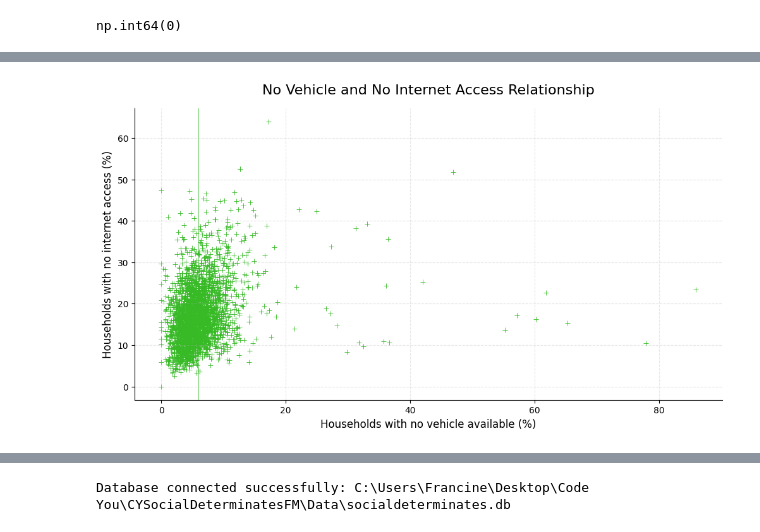
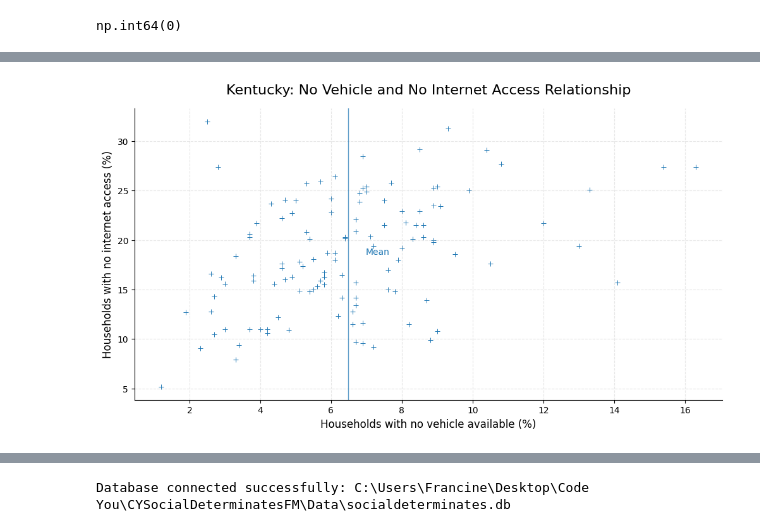
Before and after one commit to fmassaro1966/CYSocialDeterminatesFM, a Jupyter notebook: Notebook/Socialdeterminants2.ipynb, the cells around one changed output, grey strips where cells are left out. Cells and saved outputs as stored; diff of their text form; code cells hidden in the pictures.

```diff
--- a/Notebook/Socialdeterminants2.ipynb
+++ b/Notebook/Socialdeterminants2.ipynb
@@ -295,4 +249,10 @@ This companion plot repeats the same relationship with a mean reference line to
 # %%
+# Make this cell runnable even if earlier cells were not executed.
+if 'df' not in globals():
+    df = pd.read_csv('../Data/FMsocial-deter.csv')
+    if 'rename_map' in globals():
+        df = df.rename(columns=rename_map)
+
 df = df.copy()
 
 internet_col_candidates = [
@@ -311,64 +271,72 @@ vehicle_col_candidates = [
     "pct_households_no_vehicle",
     "EP_NOVEH",
     "households_no_vehicle",
     "E_NOVEH",
 ]
 vehicle_col = next((col for col in vehicle_col_candidates if col in df.columns), None)
 
+state_col_candidates = ["state_name", "STATE", "State", "state", "ST_ABBR", "st_abbr", "ST", "st"]
+state_col = next((col for col in state_col_candidates if col in df.columns), None)
+
 if internet_col is None:
     print("No internet-access column found. Available columns:")
     print(df.columns.tolist())
 elif vehicle_col is None:
     print("No no-vehicle column found. Available columns:")
     print(df.columns.tolist())
+elif state_col is None:
+    print("No state column found. Available columns:")
+    print(df.columns.tolist())
 else:
-    plot_df = df[[vehicle_col, internet_col]].copy()
+    plot_df = df[[state_col, vehicle_col, internet_col]].copy()
+    plot_df[state_col] = plot_df[state_col].astype(str).str.upper().str.strip()
+    plot_df[state_col] = plot_df[state_col].replace({"KY": "KENTUCKY", "IN": "INDIANA"})
+
     plot_df[vehicle_col] = pd.to_numeric(plot_df[vehicle_col], errors="coerce")
     plot_df[internet_col] = pd.to_numeric(plot_df[internet_col], errors="coerce")
     plot_df = plot_df.dropna()
     plot_df = plot_df[
         (plot_df[vehicle_col] >= 0) & (plot_df[vehicle_col] <= 100) &
         (plot_df[internet_col] >= 0) & (plot_df[internet_col] <= 100)
-]
+    ]
 
     if plot_df.empty:
         print("No valid percentage rows found for plotting.")
     else:
-        plt.figure(figsize=(12, 6))
-        plt.scatter(
-            plot_df[vehicle_col],
-            plot_df[internet_col],
-            marker='+',
-            color='#37BA26',
-            linewidth=0.6
-        )
+        state_configs = [
+            ("KENTUCKY", "#1F77B4"),  # blue
+            ("INDIANA", "#2CA02C"),   # green
+        ]
 
-        plt.xlabel("Households with no vehicle available (%)", fontsize=12)
-        plt.ylabel("Households with no internet access (%)", fontsize=12)
-        plt.title("No Vehicle and No Internet Access Relationship", fontsize=16, pad=16)
+        for state_name, color in state_configs:
+            state_df = plot_df[plot_df[state_col] == state_name]
+            if state_df.empty:
+                print(f"No rows found for {state_name}.")
+                continue
 
-        ax = plt.gca()
-        ax.spines['top'].set_visible(False)
-        ax.spines['right'].set_visible(False)
+            plt.figure(figsize=(12, 6))
+            plt.scatter(
+                state_df[vehicle_col],
+                state_df[internet_col],
+                marker='+',
+                color=color,
+                linewidth=0.7
+            )
 
-        mean_x = plot_df[vehicle_col].mean()
-        mean_y = plot_df[internet_col].mean()
-        ax.axvline(
-            mean_x,
-            color="#37BA26BA",
-            linewidth=0.8,
-            alpha=0.7
-        )
+            plt.xlabel("Households with no vehicle available (%)", fontsize=12)
+            plt.ylabel("Households with no internet access (%)", fontsize=12)
+            plt.title(f"{state_name.title()}: No Vehicle and No Internet Access Relationship", fontsize=16, pad=16)
 
-        ax.text(
-            mean_x + 0.5,
-            mean_y,
-            "Mean",
-            color="#37BA26BA",
-            fontsize=10
-        )
+            ax = plt.gca()
+            ax.spines['top'].set_visible(False)
+            ax.spines['right'].set_visible(False)
 
-        ax.grid(True, linestyle='--', alpha=0.3)
-        plt.show()
+            mean_x = state_df[vehicle_col].mean()
+            mean_y = state_df[internet_col].mean()
+            ax.axvline(mean_x, color=color, linewidth=1.0, alpha=0.7)
+            ax.text(mean_x + 0.5, mean_y, "Mean", color=color, fontsize=10)
+
+            ax.grid(True, linestyle='--', alpha=0.3)
+            plt.show()
 # %% [output]
-[figure, old version]
+[figure, new version]
```
Also changed, not shown: parts of 29 cells of this notebook, 3 other files.
